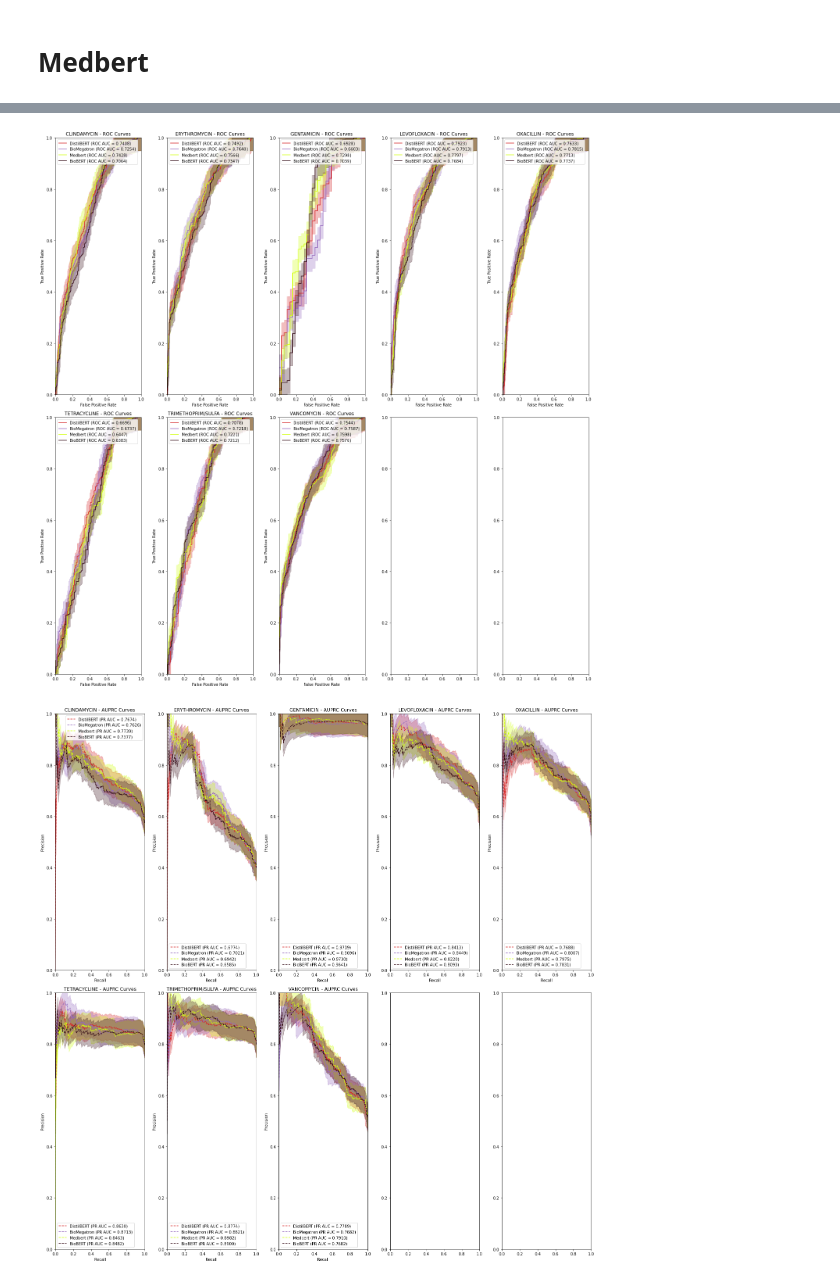
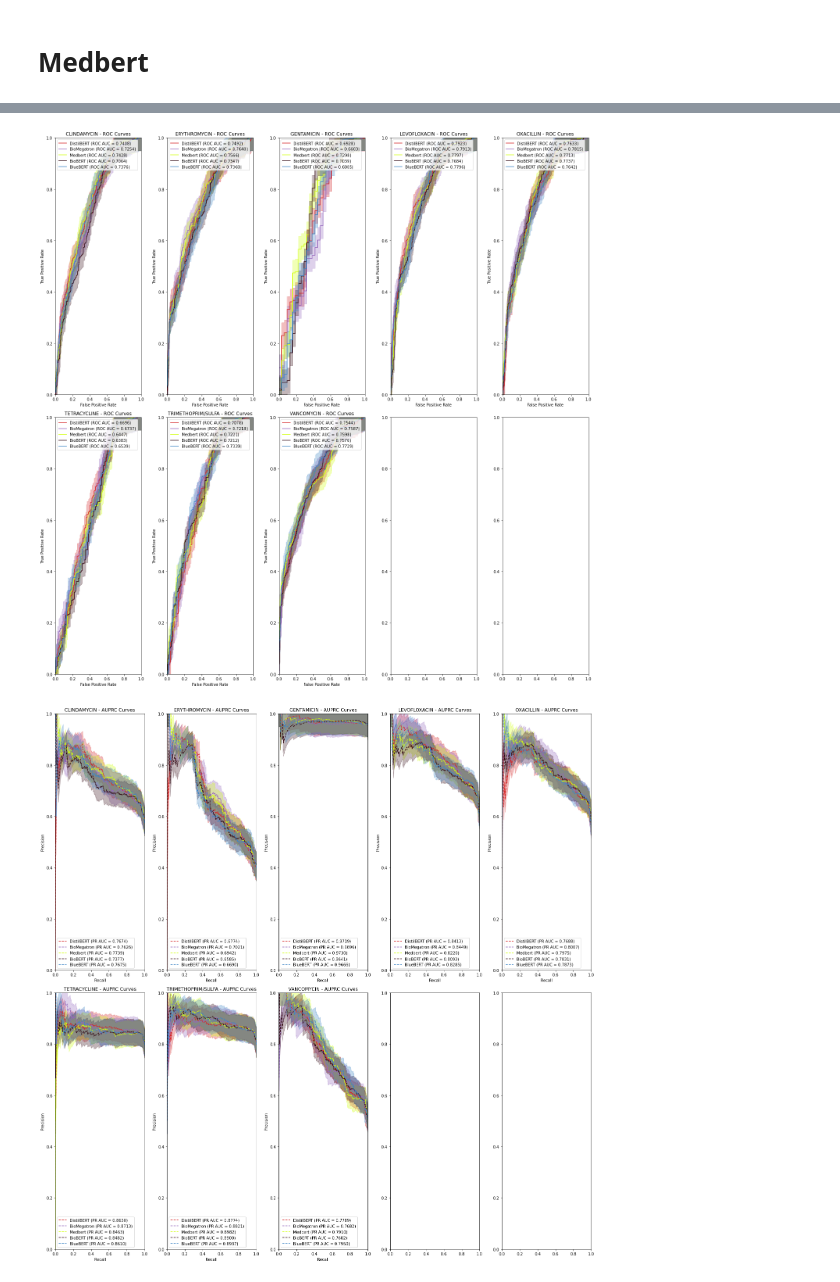
Before and after one commit to Simonlee711/antibiotics-fm-benchmark, a Jupyter notebook: benchmark.ipynb, the cells around one changed output, grey strips where cells are left out. Cells and saved outputs as stored; diff of their text form; code cells hidden in the pictures.

Commit message:
Updating results to add BlueBER

```diff
--- a/benchmark.ipynb
+++ b/benchmark.ipynb
@@ -339,6 +275,7 @@ biobert_results = load_pickle('BioBERT')
 medbert_results = load_pickle('medBERT')
 distilbert_results = load_pickle('DistilBERT')
 biomegatron_results = load_pickle('biomegatron')
+bluebert_results = load_pickle('BlueBERT')
 # %% [output]
 The variable BioBERT has been loaded successfully.
 The variable medBERT has been loaded successfully.
@@ -347,20 +285,22 @@ The variable biomegatron has been loaded successfully.
 # %%
 model_colors = {
     "DistilBERT": '#d62728',
     "BioMegatron": '#9467bd',
     "Medbert": "#d3ff0d",
-    "BioBERT": "#370e19"
+    "BioBERT": "#370e19",
+    "BlueBERT": "#3d85c6"
 }
 
 # Dictionaries with their corresponding model names
 dictionaries = [
     (distilbert_results, "DistilBERT"),
     (biomegatron_results, "BioMegatron"),
     (medbert_results, "Medbert"),
-    (biobert_results, "BioBERT")
+    (biobert_results, "BioBERT"),
+    (bluebert_results, "BlueBERT")
 ]
 plot_roc_curves(antibiotics, dictionaries, model_colors)
 plot_auprc_curves(antibiotics, dictionaries, model_colors)
 # %% [output]
-[figure, old version]
+[figure, new version]
-[figure, old version]
+[figure, new version]
```
Also changed, not shown: parts of 7 cells of this notebook, 1 other file.
